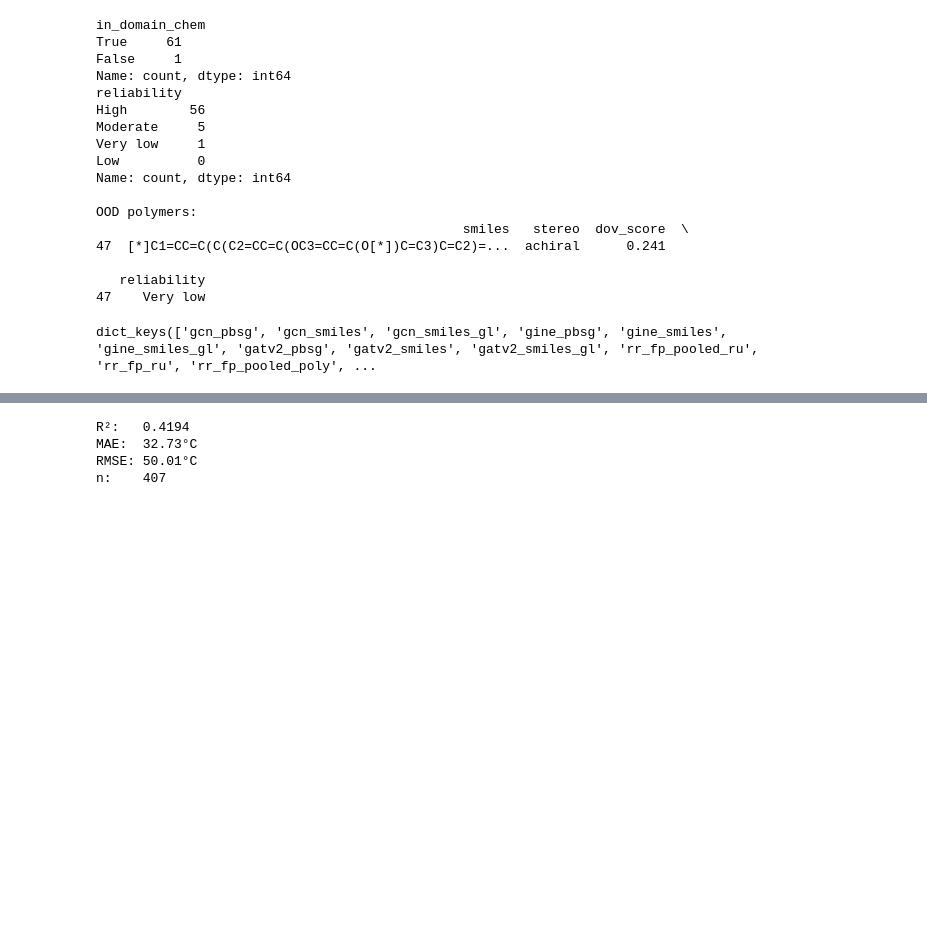
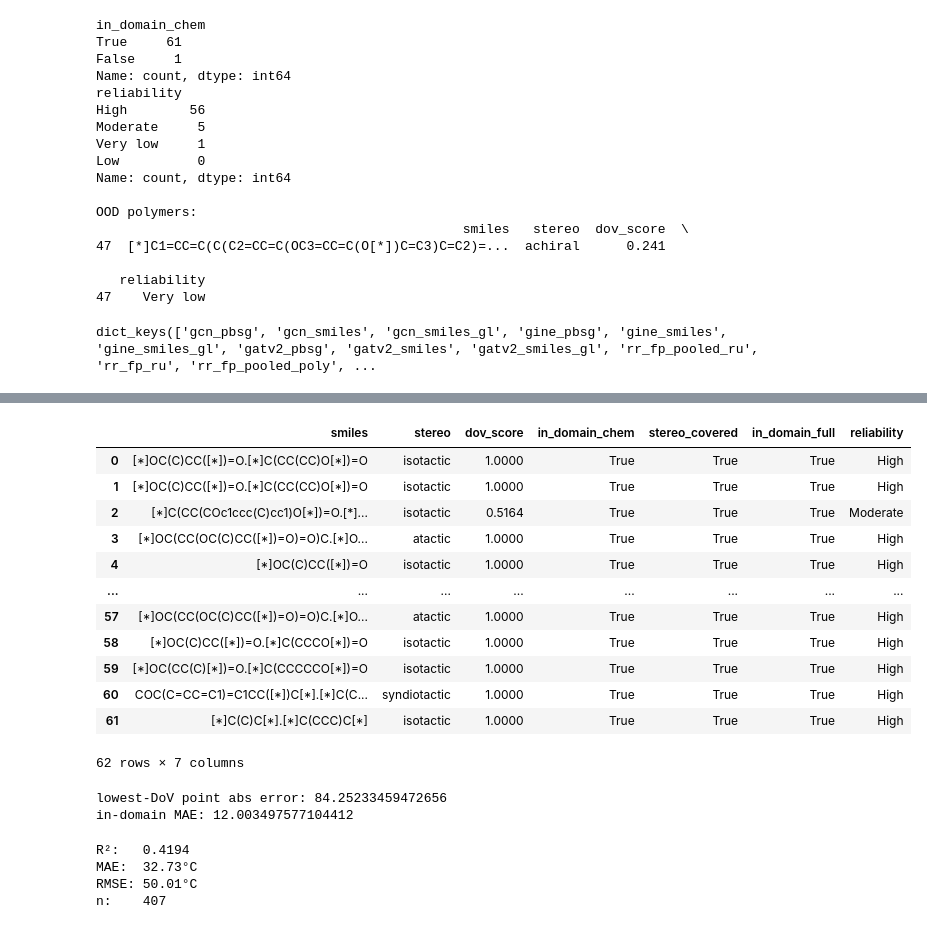
Before and after one commit to broadbelt-group/polymer_melting_temp_ML, a Jupyter notebook: Regressor/05_analysis_figs.ipynb, the cells around one changed output, grey strips where cells are left out. Cells and saved outputs as stored; diff of their text form; code cells hidden in the pictures; blank space fills up the shorter version.

```diff
--- a/Regressor/05_analysis_figs.ipynb
+++ b/Regressor/05_analysis_figs.ipynb
@@ -206,3 +224,34 @@ Saved: ./fig2c_gnn_efficiency_reg.pdf
+# %%
+result_df
+# %% [output]
+|  | smiles | stereo | dov_score | in_domain_chem | stereo_covered | in_domain_full | reliability |
+| 0 | [*]OC(C)CC([*])=O.[*]C(CC(CC)O[*])=O | isotactic | 1.0000 | True | True | True | High |
+| 1 | [*]OC(C)CC([*])=O.[*]C(CC(CC)O[*])=O | isotactic | 1.0000 | True | True | True | High |
+| 2 | [*]C(CC(COc1ccc(C)cc1)O[*])=O.[*]... | isotactic | 0.5164 | True | True | True | Moderate |
+| 3 | [*]OC(CC(OC(C)CC([*])=O)=O)C.[*]O... | atactic | 1.0000 | True | True | True | High |
+| 4 | [*]OC(C)CC([*])=O | isotactic | 1.0000 | True | True | True | High |
+| ... | ... | ... | ... | ... | ... | ... | ... |
+| 57 | [*]OC(CC(OC(C)CC([*])=O)=O)C.[*]O... | atactic | 1.0000 | True | True | True | High |
+| 58 | [*]OC(C)CC([*])=O.[*]C(CCCO[*])=O | isotactic | 1.0000 | True | True | True | High |
+| 59 | [*]OC(CC(C)[*])=O.[*]C(CCCCCO[*])=O | isotactic | 1.0000 | True | True | True | High |
+| 60 | COC(C=CC=C1)=C1CC([*])C[*].[*]C(C... | syndiotactic | 1.0000 | True | True | True | High |
+| 61 | [*]C(C)C[*].[*]C(CCC)C[*] | isotactic | 1.0000 | True | True | True | High |
+62 rows × 7 columns
+# %%
+labels = np.array(test_results_reg['xgb_fp_pooled_ru']["labels"])
+preds  = np.array(test_results_reg['xgb_fp_pooled_ru']["preds"])
+in_dom = result_df["in_domain_chem"].values   # boolean in-domain flag
+
+# the single lowest-DoV point
+worst_idx = result_df["dov_score"].values.argmin()
+print("lowest-DoV point abs error:", abs(labels[worst_idx]-preds[worst_idx]))
+
+# in-domain MAE (excluding out-of-domain points)
+print("in-domain MAE:", np.mean(np.abs(labels[in_dom]-preds[in_dom])))
+# also: MAE excluding just the worst point, for comparison
+# %% [output]
+lowest-DoV point abs error: 84.25233459472656
+in-domain MAE: 12.003497577104412
 # %%
 df=pd.read_csv('polyID_reg_preds.csv')
 # %%
```
Also changed, not shown: parts of 5 cells of this notebook, 38 other files.
